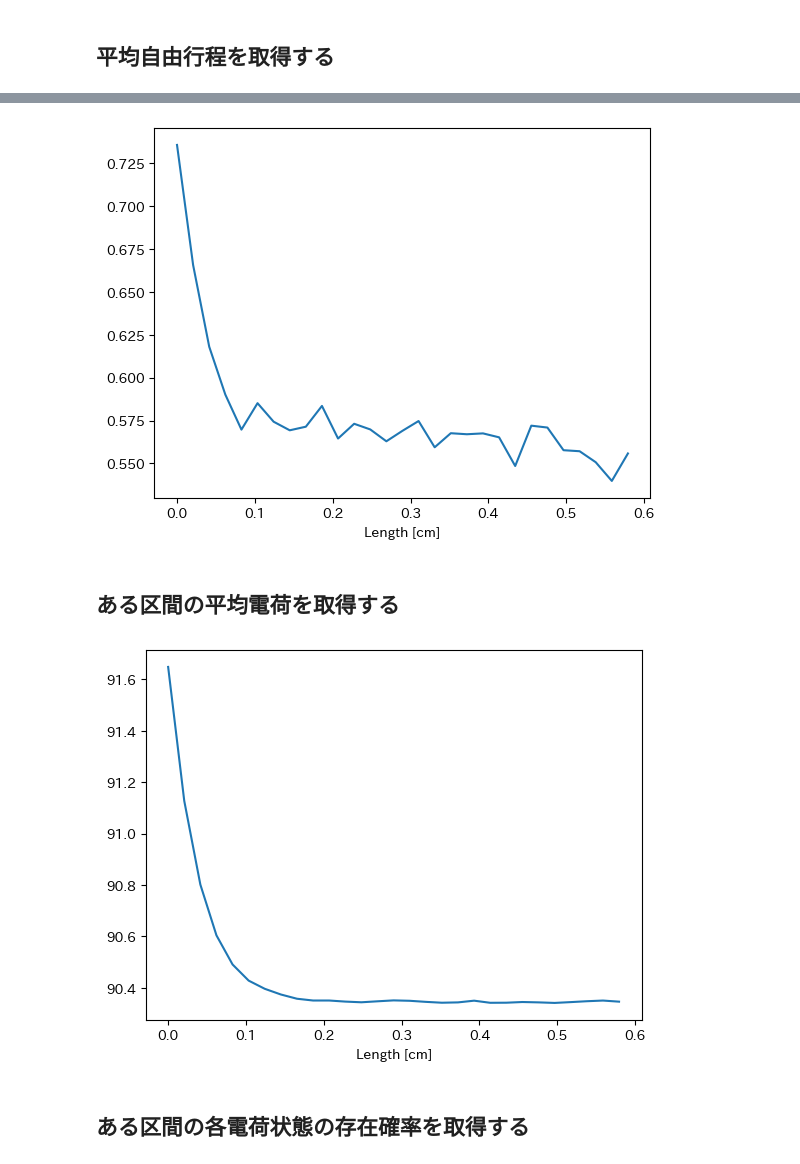
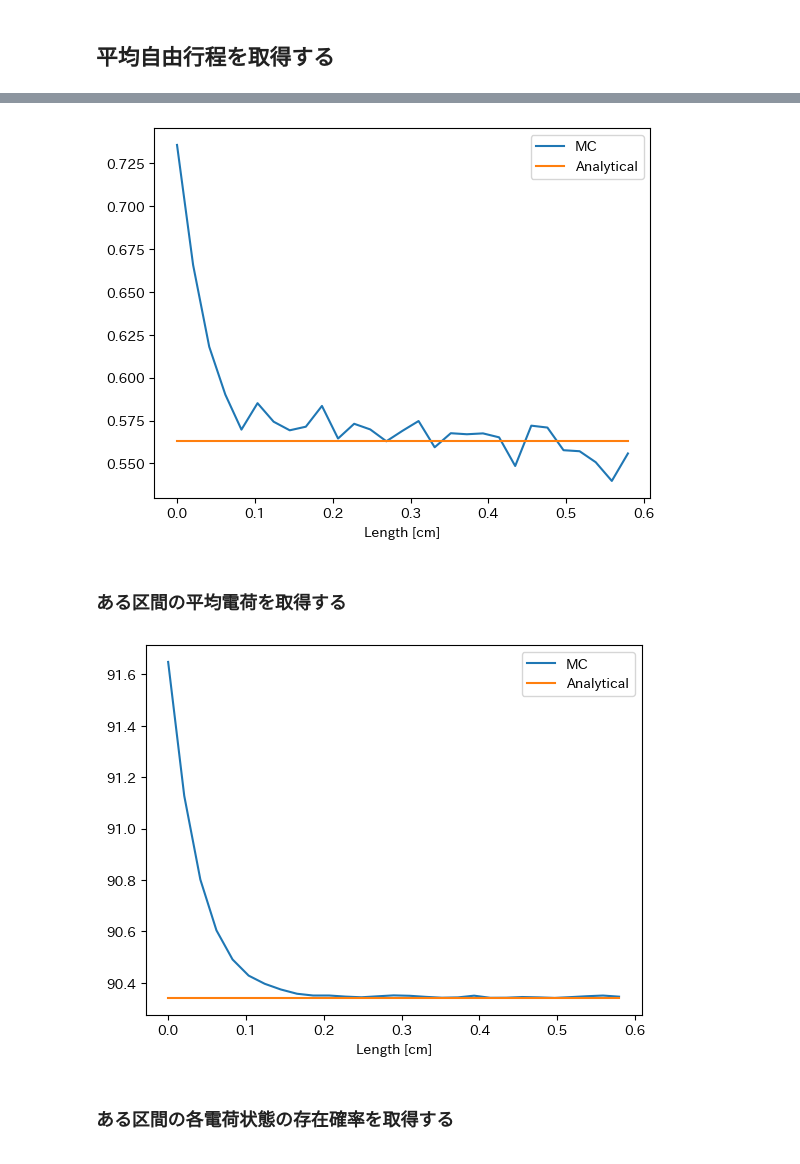
Before and after one commit to yoshimotomasahir/simcc, a Jupyter notebook: examples/how2use_simcc.ipynb, the cells around one changed output, grey strips where cells are left out. Cells and saved outputs as stored; diff of their text form; code cells hidden in the pictures.

```diff
--- a/examples/how2use_simcc.ipynb
+++ b/examples/how2use_simcc.ipynb
@@ -60,4 +89,5 @@ print(GetAnalyticalEqCharge(MFP))
 # %%
+MFP = GetMFP(zp=92, energy=345, material="Be")
 rs = np.random.RandomState(1)
 histories = GetMCHistories(MFP, 92, 0.3, random_state = rs)
 histories = GetMCHistories(MFP, 92, 0.3, random_state = rs, histories = histories)
@@ -66,11 +96,6 @@ histories = GetMCHistories(MFP, 92, 0.3, random_state = rs, histories = historie
 # %%
-Charges = []
 lengths = np.linspace(0,0.6,30)
-for length in lengths:
-    Charges.append(np.mean(GetMCProbImpl(histories,length)))
-
-import matplotlib.pyplot as plt
-plt.plot(lengths, Charges)
+plt.plot(lengths, [GetMCProb(histories, length) for length in lengths])
 plt.xlabel("Length [cm]")
 plt.show()
 # %% [output]
@@ -80,28 +105,38 @@ plt.show()
 # %%
-Nccs = []
+MCNccs = []
+AnalyticalNccs = []
+
 for length in lengths[:-1]:
-    Nccs.append(np.mean(GetMCNcc(histories,length,length+lengths[1]-lengths[0])))
 
-plt.plot(lengths[:-1], Nccs)
+    MCNccs.append(np.mean(GetMCNcc(histories, length, length + lengths[1] - lengths[0])))
+    AnalyticalNccs.append(GetAnalyticalEqNcc(MFP, lengths[1] - lengths[0]))
+
+plt.plot(lengths[:-1], MCNccs, label="MC")
+plt.plot(lengths[:-1], AnalyticalNccs, label="Analytical")
 plt.xlabel("Length [cm]")
+plt.legend()
 plt.show()
 # %% [output]
-[figure, old version]
+[figure, new version]
 # %% [markdown]
-## ある区間の平均電荷を取得する
+### ある区間の平均電荷を取得する
 # %%
-MeanCharges = []
+MCMeanCharges = []
+AnalyticalEqCharges = []
 for length in lengths[:-1]:
-    MeanCharges.append(np.mean(GetMCMeanCharge(histories,length,length+lengths[1]-lengths[0])))
+    MCMeanCharges.append(np.mean(GetMCMeanCharge(histories,length,length+lengths[1]-lengths[0])))
+    AnalyticalEqCharges.append(GetAnalyticalEqCharge(MFP))
 
 import matplotlib.pyplot as plt
-plt.plot(lengths[:-1], MeanCharges)
+plt.plot(lengths[:-1], MCMeanCharges, label="MC")
+plt.plot(lengths[:-1], AnalyticalEqCharges, label="Analytical")
 plt.xlabel("Length [cm]")
+plt.legend()
 plt.show()
 # %% [output]
-[figure, old version]
+[figure, new version]
 # %% [markdown]
-## ある区間の各電荷状態の存在確率を取得する
+### ある区間の各電荷状態の存在確率を取得する
 # %%
 lengths2 = np.linspace(0,0.6,4)[1:]
 
```
Also changed, not shown: parts of 13 cells of this notebook.
